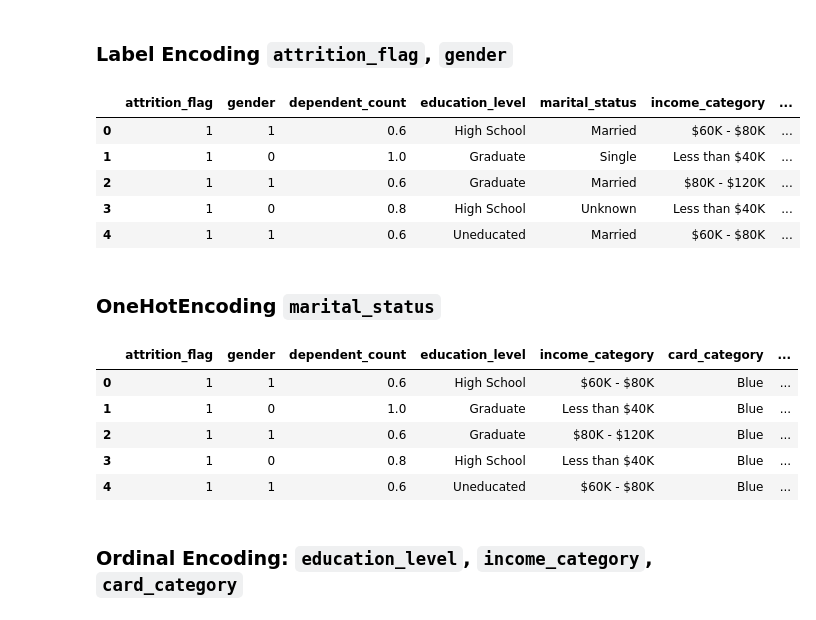
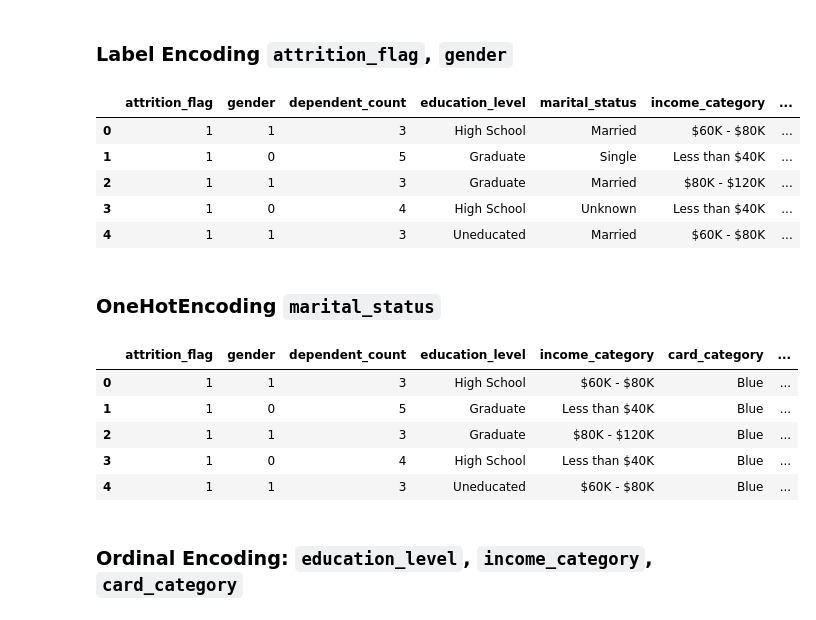
Before and after one commit to jonjonnyjonjon/introml-g2t4, a Jupyter notebook: Data Prep/Data Preparation.ipynb, the cells around one changed output. Drawn from its saved outputs; the diff is of its cells as text; code cells hidden in the pictures.

Commit message:
tidied data preparation

```diff
--- a/Data Prep/Data Preparation.ipynb
+++ b/Data Prep/Data Preparation.ipynb
@@ -40,0 +42,10 @@ data.head()
+# %%
+# Irrelevant columns
+data_dropped = data.drop(columns=["CLIENTNUM", "Naive_Bayes_Classifier_Attrition_Flag_Card_Category_Contacts_Count_12_mon_Dependent_count_Education_Level_Months_Inactive_12_mon_1", "Naive_Bayes_Classifier_Attrition_Flag_Card_Category_Contacts_Count_12_mon_Dependent_count_Education_Level_Months_Inactive_12_mon_2"], axis=1)
+data_dropped.head()
+
+# Due to correlation > 0.7
+# could try using VIF
+data_dropped = data_dropped.drop(columns=["Customer_Age", "Avg_Open_To_Buy", "Total_Trans_Ct"])
+
+data_dropped.head()
@@ -41 +59,10 @@ data.head()
+# %%
+data_dropped.columns = ['attrition_flag', 'gender', 'dependent_count', 'education_level',
+                'marital_status', 'income_category', 'card_category', 'months_on_book',
+                'total_relationship_count', 'months_inactive_12_month', 'contacts_count_12_month',
+                'credit_limit', 'total_revolving_bal', 'total_amt_change_q4_q1', 'total_trans_amt',
+                'total_count_change_q4_q1', 'avg_utilization_ratio']
+
+numerical_cols = list(data_dropped.describe().columns)
+categorical_cols = [i for i in data_dropped.columns if i not in numerical_cols and i != "Attrition_Flag"]
 # %% [markdown]
@@ -80,3 +69,0 @@ data.corr(method='pearson')[(data.corr() > 0.2) & (data.corr() != 1)]
-# %%
-data_dropped = data.drop(columns=["Customer_Age", "Avg_Open_To_Buy", "Total_Trans_Ct"])
-data_dropped.head()
@@ -92,2 +69,0 @@ data_dropped.head()
-# %%
-data_dropped.columns = ['attrition_flag', 'gender', 'dependent_count', 'education_level', 'marital_status', 'income_category', 'card_category', 'months_on_book', 'total_relationship_count', 'months_inactive_12_month', 'contacts_count_12_month', 'credit_limit', 'total_revolving_bal', 'total_amt_change_q4_q1', 'total_trans_amt', 'total_count_change_q4_q1', 'avg_utilization_ratio']
@@ -224,45 +70,43 @@ data_scaled.head()
 # %% [markdown]
 ### Label Encoding `attrition_flag`, `gender`
 # %%
-label_encoded = pd.get_dummies(data_scaled[["attrition_flag", "gender"]], drop_first=True)
+data_enc = data_dropped
+
+label_encoded = pd.get_dummies(data_enc[["attrition_flag", "gender"]], drop_first=True)
 label_encoded.rename(columns={"attrition_flag_Existing Customer": "attrition_flag", "gender_M": "gender"}, inplace=True)
 
-data_scaled.drop(columns=["attrition_flag", "gender"], inplace=True)
-data_scaled = pd.concat([label_encoded, data_scaled], axis=1)
+data_enc.drop(columns=["attrition_flag", "gender"], inplace=True)
+data_enc = pd.concat([label_encoded, data_enc], axis=1)
 
-data_scaled.head()
+data_enc.head()
 # %% [output]
 |  | attrition_flag | gender | dependent_count | education_level | marital_status | income_category | ... |
-| 0 | 1 | 1 | 0.6 | High School | Married | $60K - $80K | ... |
-| 1 | 1 | 0 | 1.0 | Graduate | Single | Less than $40K | ... |
-| 2 | 1 | 1 | 0.6 | Graduate | Married | $80K - $120K | ... |
-| 3 | 1 | 0 | 0.8 | High School | Unknown | Less than $40K | ... |
-| 4 | 1 | 1 | 0.6 | Uneducated | Married | $60K - $80K | ... |
+| 0 | 1 | 1 | 3 | High School | Married | $60K - $80K | ... |
+| 1 | 1 | 0 | 5 | Graduate | Single | Less than $40K | ... |
+| 2 | 1 | 1 | 3 | Graduate | Married | $80K - $120K | ... |
+| 3 | 1 | 0 | 4 | High School | Unknown | Less than $40K | ... |
+| 4 | 1 | 1 | 3 | Uneducated | Married | $60K - $80K | ... |
 # %% [markdown]
 ### OneHotEncoding `marital_status`
 # %%
 # Might need to find other ways to encode because not very correct way
-onehot_enc = OneHotEncoder()
-reshape = np.array(data_scaled["marital_status"]).reshape(-1, 1)
-values = onehot_enc.fit_transform(reshape).toarray().astype(int)
+onehot_enc = OneHotEncoder(handle_unknown='ignore', sparse=False)
+
+values = onehot_enc.fit_transform(data_enc[["marital_status"]]).astype(int)
 labels = np.array(["divorced", "married", "single", "unknown_marital_status"]).ravel()
 marital_status_df = pd.DataFrame(values, columns=labels)
 
-data_scaled = data_scaled.join(marital_status_df["divorced"])
-data_scaled = data_scaled.join(marital_status_df["married"])
-data_scaled = data_scaled.join(marital_status_df["single"])
-data_scaled = data_scaled.join(marital_status_df["unknown_marital_status"])
+data_enc = pd.concat([data_enc, marital_status_df], axis=1)
+data_enc.drop("marital_status", axis=1, inplace=True)
 
-data_scaled.drop("marital_status", axis=1, inplace=True)
-
-data_scaled.head()
+data_enc.head()
 # %% [output]
 |  | attrition_flag | gender | dependent_count | education_level | income_category | card_category | ... |
-| 0 | 1 | 1 | 0.6 | High School | $60K - $80K | Blue | ... |
-| 1 | 1 | 0 | 1.0 | Graduate | Less than $40K | Blue | ... |
-| 2 | 1 | 1 | 0.6 | Graduate | $80K - $120K | Blue | ... |
-| 3 | 1 | 0 | 0.8 | High School | Less than $40K | Blue | ... |
-| 4 | 1 | 1 | 0.6 | Uneducated | $60K - $80K | Blue | ... |
+| 0 | 1 | 1 | 3 | High School | $60K - $80K | Blue | ... |
+| 1 | 1 | 0 | 5 | Graduate | Less than $40K | Blue | ... |
+| 2 | 1 | 1 | 3 | Graduate | $80K - $120K | Blue | ... |
+| 3 | 1 | 0 | 4 | High School | Less than $40K | Blue | ... |
+| 4 | 1 | 1 | 3 | Uneducated | $60K - $80K | Blue | ... |
 # %% [markdown]
 ### Ordinal Encoding: `education_level`, `income_category`, `card_category`
 # %%
```
Also changed, not shown: parts of 36 cells of this notebook, 6 other files.
